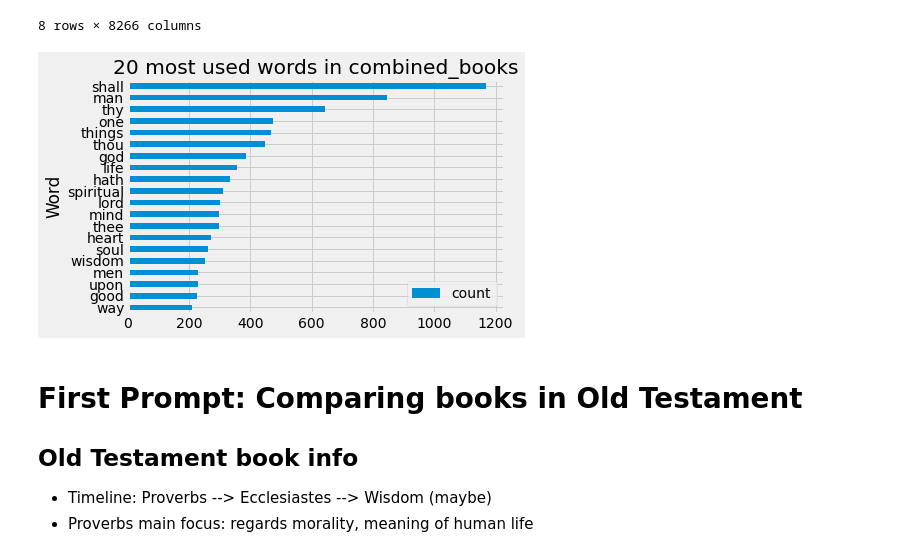
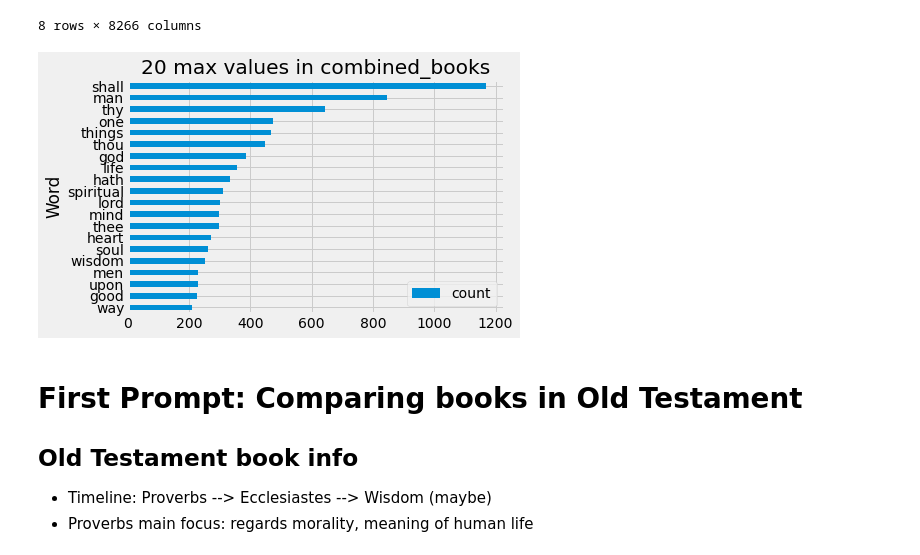
Before and after one commit to khkwong/datahacks2021, a Jupyter notebook: beginner_track.ipynb, the cells around one changed output. Saved outputs shown, nothing was run; the diff lists cells and outputs as text; code cells hidden in the pictures.

Commit message:
broadened twenty max method, plot for word frequency difference finished

```diff
--- a/beginner_track.ipynb
+++ b/beginner_track.ipynb
@@ -58,11 +58,11 @@ data_work_combined
 | YogaSutra | 0 | 2 | 1 | 0 | 0 | 0 | 0 | 1 | 0 | 0 | ... |
 8 rows × 8266 columns
 # %%
-# function that plots in a bar graph the 20 most used words in the given book
-def find_20_max(title):
+# function that plots in a bar graph the 20 largest values in the data
+def find_20_max(title, data):
     lst_word = []
     lst_count = []
-    data_copy = data_work_combined.copy()
+    data_copy = data.copy()
     df = pd.DataFrame()
     for i in range(20):
         temp_max_word = data_copy.loc[title].idxmax()
@@ -74,25 +74,28 @@ def find_20_max(title):
         Word = lst_word,
         count = lst_count
     ).sort_values(by='count')
-    df.plot(kind='barh',x='Word',title='20 most used words in ' + title)
+    if data.equals(data_work_combined):
+        df.plot(kind='barh',x='Word',title='20 most used words in ' + title)
+    else:
+        df.plot(kind='barh',x='Word',title='20 max values in ' + title)
 
 # the twenty most common words for all the 8 books
 title_lst = list(data_work_combined.reset_index().get('Title'))
-def bulk_find_20(lst):
+def bulk_find_20(lst, data):
     for title in lst:
-        find_20_max(title)
-# bulk_find_20(title_lst)
+        find_20_max(title, data)
+# bulk_find_20(title_lst, data_work_combined)
 # %%
 # top words that appear in all books combined
 
 all_books = data_work_combined.reset_index()
 all_books = all_books.assign(
     Title = all_books.get('Title').apply(lambda title: "combined_books")
 ).groupby('Title').sum()
-data_work_combined = data_work_combined.append(all_books)
-all_books_20 = find_20_max('combined_books')
+data_with_all = data_work_combined.append(all_books)
+all_books_20 = find_20_max('combined_books', data_with_all)
 # %% [output]
-[figure, old version]
+[figure, new version]
 # %% [markdown]
 # First Prompt: Comparing books in Old Testament
 
```
Also changed, not shown: parts of 4 cells of this notebook.
